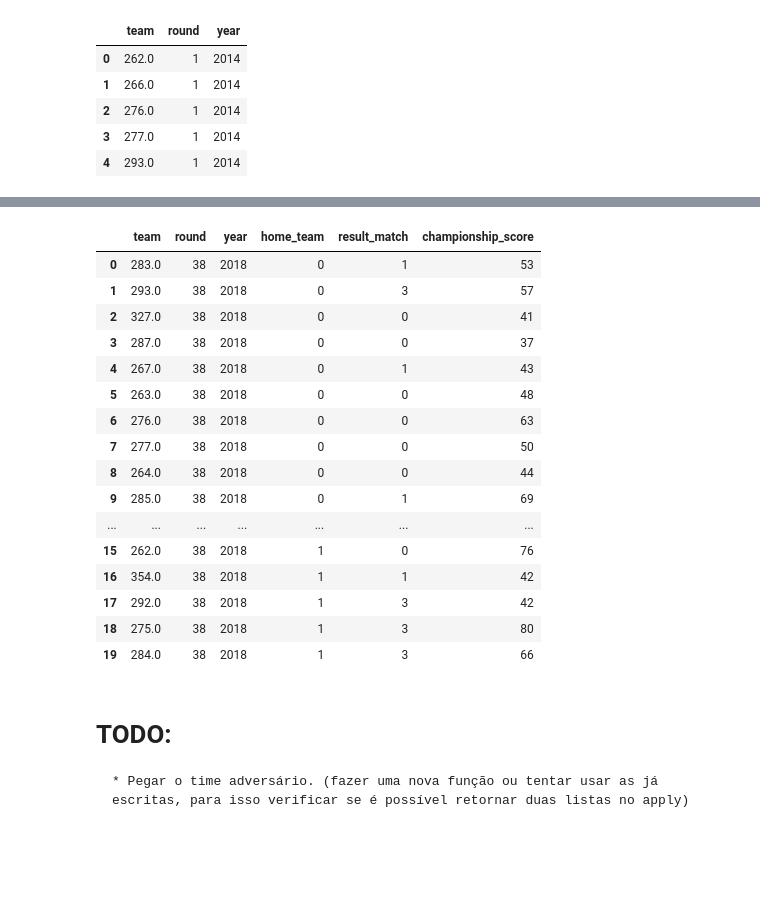
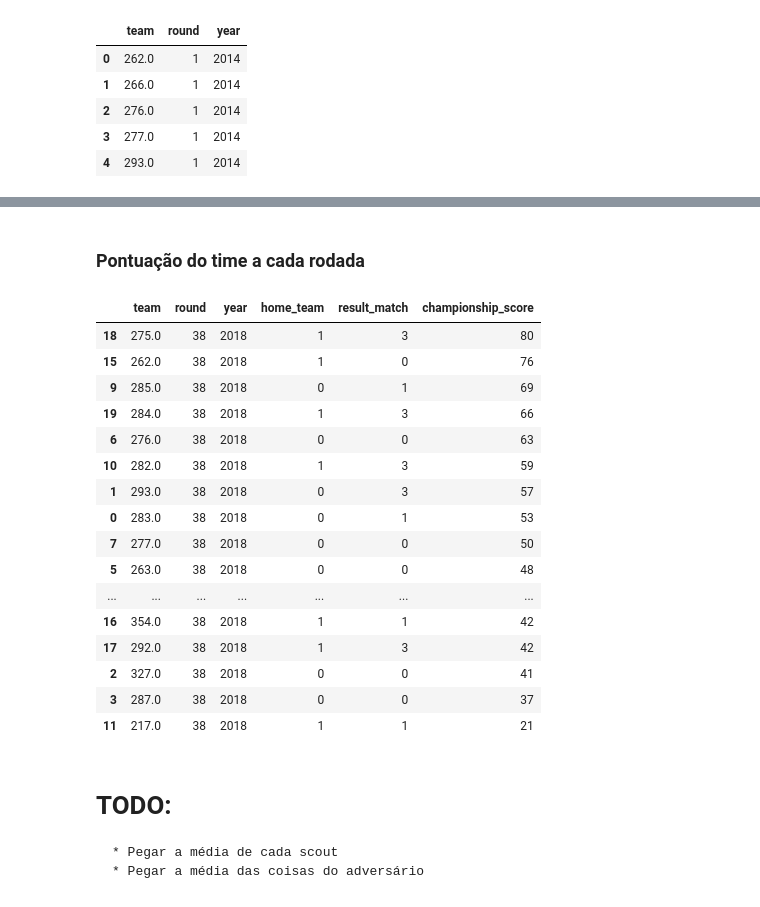
Before and after one commit to WagnerFLL/Cartola, a Jupyter notebook: notebook/EDA.ipynb, the cells around one changed output, grey strips where cells are left out. Saved outputs shown, nothing was run; the diff lists cells and outputs as text; code cells hidden in the pictures; blank space fills up the shorter version.

```diff
--- a/notebook/EDA.ipynb
+++ b/notebook/EDA.ipynb
@@ -42,4 +35,5 @@ def add_target(row, data):
 
     return np.nan
 # %%
-scouts['target'] = scouts.apply(lambda row: add_target(row, scouts), axis=1)
+tqdm.pandas()
+scouts['target'] = scouts.progress_apply(lambda row: add_target(row, scouts), axis=1)
@@ -152,9 +150,8 @@ team_dict = pd.read_csv('data/Original/times_ids.csv')
 # %%
 def get_matchs(year):
-    year = str(year)
-    return pd.read_csv('data/Original/'+year+'/'+year+'_partidas.csv')
+    return pd.read_csv(year+'_partidas.csv')
 # %%
-matchs = {year:get_matchs(year) for year in range(2014, 2019)}
+matchs = {year:get_matchs(str(year)) for year in range(2014, 2019)}
 # %%
 matchs[2016].head()
 # %% [output]
@@ -230,21 +249,17 @@ def match_result(team, round, is_home, year):
 
     match = match.split('x')
 
-    if is_home:
-        if int(match[0]) > int(match[1]):
-            return 3
-
-        elif int(match[0]) < int(match[1]):
-            return 0
-
+    if int(match[0]) == int(match[1]):
         return 1
 
     if int(match[0]) > int(match[1]):
+        if is_home:
+            return 3
         return 0
 
-    elif int(match[0]) < int(match[1]):
+    if int(match[0]) < int(match[1]):
+        if is_home:
+            return 0
         return 3
-
-    return 1
 # %%
 tr['result_match'] = tr.apply(lambda row: match_result(row['team'], row['round'], row['home_team'], row['year']), axis=1)
@@ -253,3 +275,5 @@ tr['result_match'] = tr.apply(lambda row: match_result(row['team'], row['round']
+# %% [markdown]
+### Pontuação do time a cada rodada
 # %%
 def cs_per_round(row):
     team = row['team']
@@ -266,25 +290,22 @@ def cs_per_round(row):
 # %%
 tr['championship_score'] = tr.apply(lambda row: cs_per_round(row), axis=1)
 # %%
-tr.tail(20)
+tr.tail(20).sort_values('championship_score', ascending=False)
 # %% [output]
 |  | team | round | year | home_team | result_match | championship_score |
+| 18 | 275.0 | 38 | 2018 | 1 | 3 | 80 |
+| 15 | 262.0 | 38 | 2018 | 1 | 0 | 76 |
+| 9 | 285.0 | 38 | 2018 | 0 | 1 | 69 |
+| 19 | 284.0 | 38 | 2018 | 1 | 3 | 66 |
+| 6 | 276.0 | 38 | 2018 | 0 | 0 | 63 |
+| 10 | 282.0 | 38 | 2018 | 1 | 3 | 59 |
+| 1 | 293.0 | 38 | 2018 | 0 | 3 | 57 |
 | 0 | 283.0 | 38 | 2018 | 0 | 1 | 53 |
-| 1 | 293.0 | 38 | 2018 | 0 | 3 | 57 |
+| 7 | 277.0 | 38 | 2018 | 0 | 0 | 50 |
+| 5 | 263.0 | 38 | 2018 | 0 | 0 | 48 |
+| ... | ... | ... | ... | ... | ... | ... |
+| 16 | 354.0 | 38 | 2018 | 1 | 1 | 42 |
+| 17 | 292.0 | 38 | 2018 | 1 | 3 | 42 |
 | 2 | 327.0 | 38 | 2018 | 0 | 0 | 41 |
 | 3 | 287.0 | 38 | 2018 | 0 | 0 | 37 |
-| 4 | 267.0 | 38 | 2018 | 0 | 1 | 43 |
-| 5 | 263.0 | 38 | 2018 | 0 | 0 | 48 |
-| 6 | 276.0 | 38 | 2018 | 0 | 0 | 63 |
-| 7 | 277.0 | 38 | 2018 | 0 | 0 | 50 |
-| 8 | 264.0 | 38 | 2018 | 0 | 0 | 44 |
-| 9 | 285.0 | 38 | 2018 | 0 | 1 | 69 |
-| ... | ... | ... | ... | ... | ... | ... |
-| 15 | 262.0 | 38 | 2018 | 1 | 0 | 76 |
-| 16 | 354.0 | 38 | 2018 | 1 | 1 | 42 |
-| 17 | 292.0 | 38 | 2018 | 1 | 3 | 42 |
-| 18 | 275.0 | 38 | 2018 | 1 | 3 | 80 |
-| 19 | 284.0 | 38 | 2018 | 1 | 3 | 66 |
+| 11 | 217.0 | 38 | 2018 | 1 | 1 | 21 |
-# %% [markdown]
-# TODO:
-    * Pegar o time adversário. (fazer uma nova função ou tentar usar as já escritas, para isso verificar se é possível retornar duas listas no apply)
@@ -303,0 +312,4 @@ def get_opposing_team(row):
+# %% [markdown]
+# TODO:
+    * Pegar a média de cada scout
+    * Pegar a média das coisas do adversário
```
Also changed, not shown: parts of 22 cells of this notebook.
